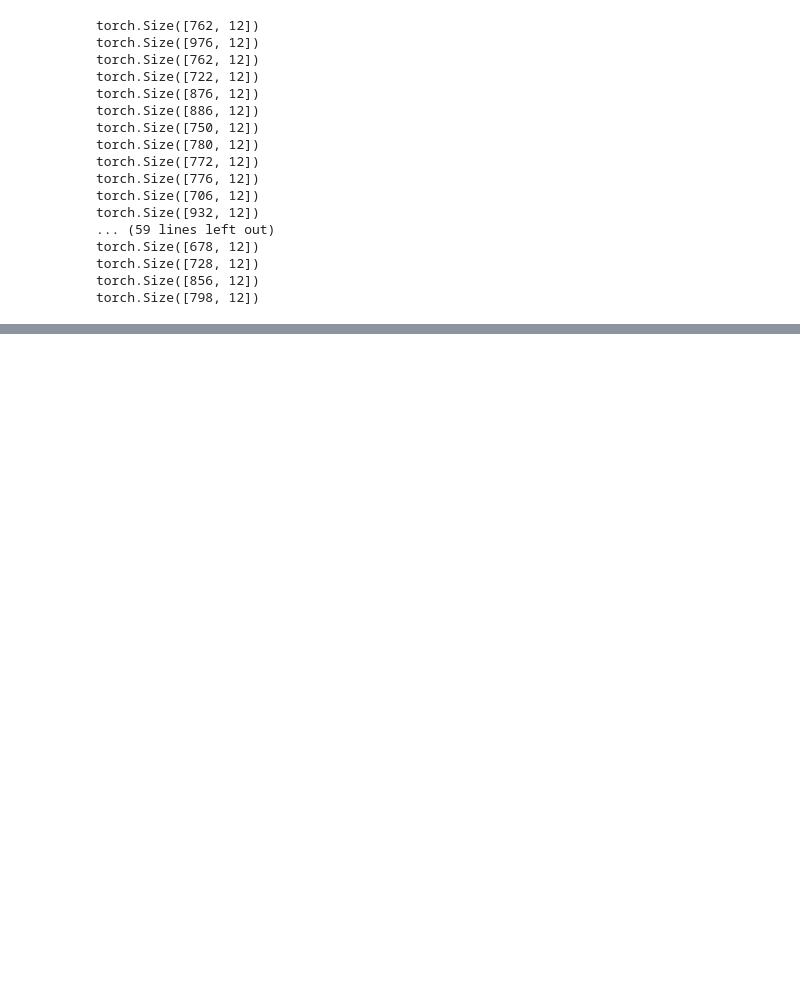
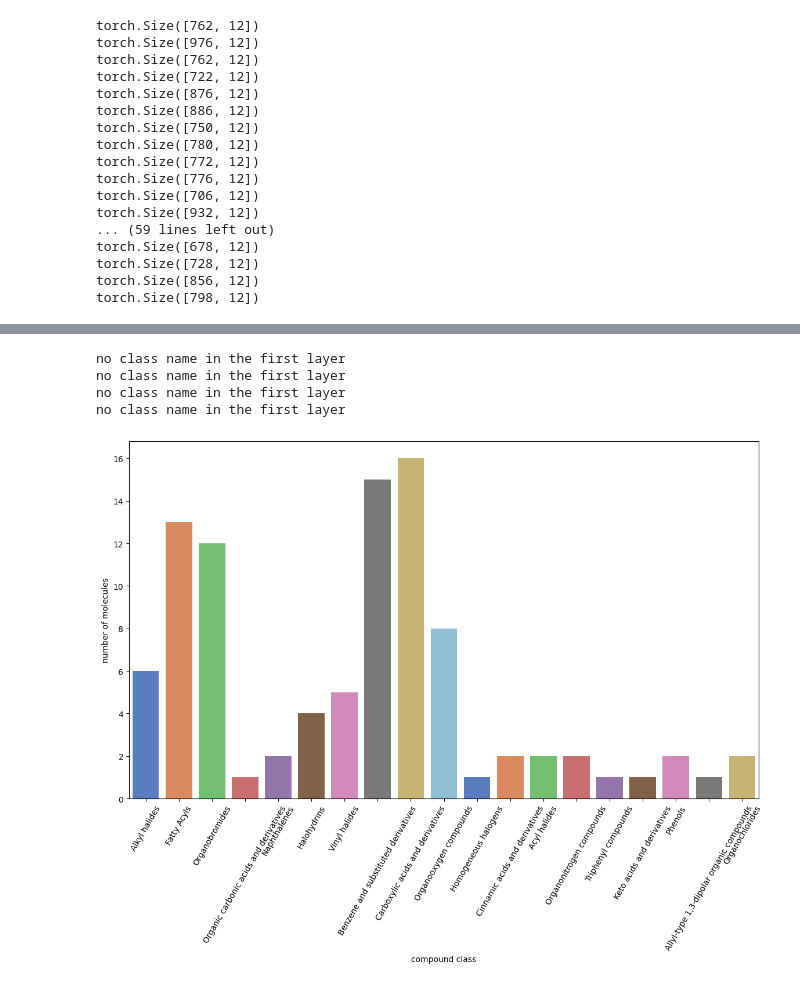
Before and after one commit to aerte/GraPE, a Jupyter notebook: notebooks/tests.ipynb, the cells around one changed output, grey strips where cells are left out. Cells and saved outputs as stored; diff of their text form; code cells hidden in the pictures; blank space fills up the shorter version.

Commit message:
classyfire implementation

```diff
--- a/notebooks/tests.ipynb
+++ b/notebooks/tests.ipynb
@@ -214,3 +214,18 @@ torch.Size([678, 12])
 torch.Size([728, 12])
 torch.Size([856, 12])
 torch.Size([798, 12])
+# %%
+import json
+import os
+classes  = dict()
+path = 'classyfire'
+for file in os.listdir(path):
+    file_path = os.path.join(path,file)
+    try:
+        class_name = json.load(open(file_path))['class']['name']
+        if class_name in classes.keys():
+            classes[class_name] += 1
+        else:
+            classes[class_name] = 1
+    except:
+        print('no class name in the first layer')
@@ -216,0 +238,23 @@ torch.Size([798, 12])
+# %%
+from dglchem.utils import num_chart
+import json
+import os
+classes  = dict()
+path = 'classyfire'
+for file in os.listdir(path):
+    file_path = os.path.join(path,file)
+    try:
+        class_name = json.load(open(file_path))['class']['name']
+        if class_name in classes.keys():
+            classes[class_name] += 1
+        else:
+            classes[class_name] = 1
+    except:
+        print('no class name in the first layer')
+num_chart(num_dict = classes)
+# %% [output]
+no class name in the first layer
+no class name in the first layer
+no class name in the first layer
+no class name in the first layer
+[figure, added]
```
Also changed, not shown: parts of 1 cell of this notebook, 2 other files.
